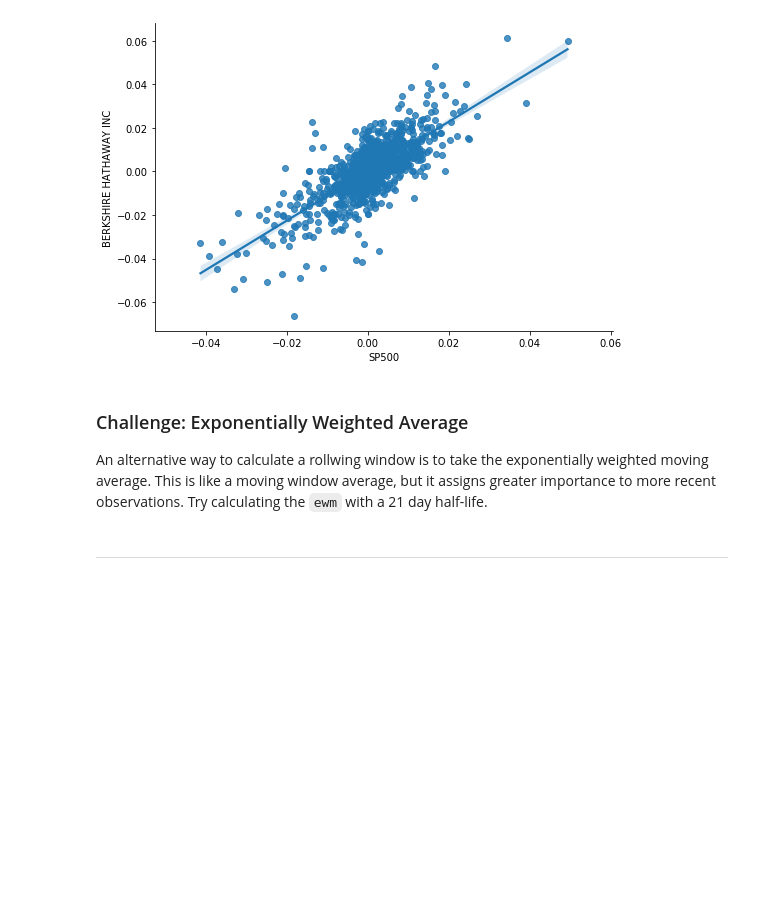
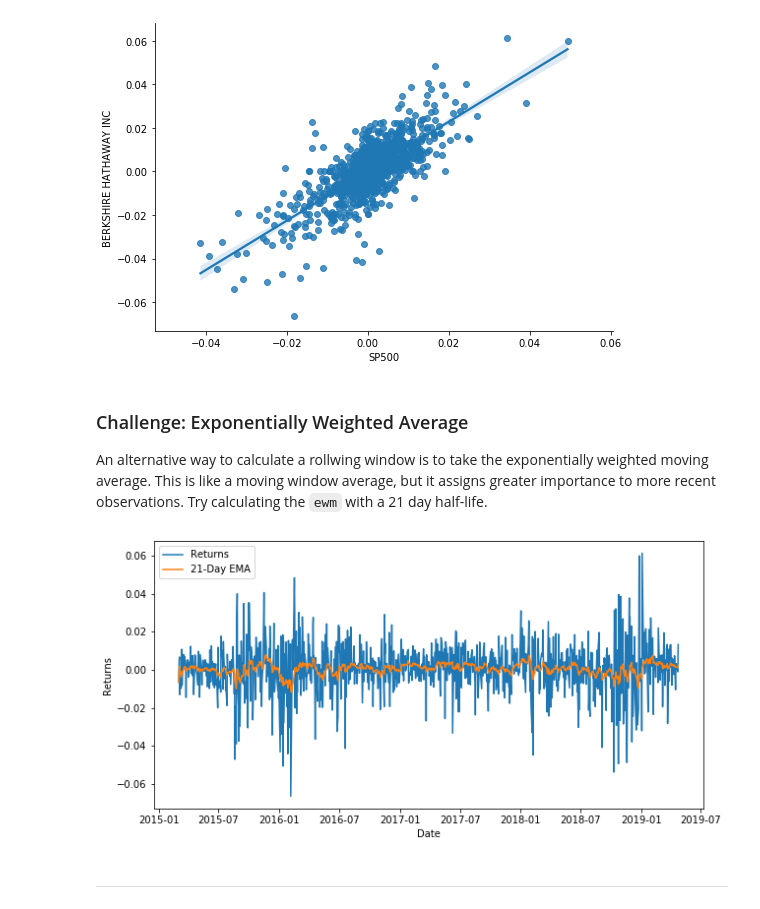
Before and after one commit to Antondiezt/pandas-homework, a Jupyter notebook: whale_analysis.ipynb, the cells around one changed output. Cells and saved outputs as stored; diff of their text form; code cells hidden in the pictures; blank space fills up the shorter version.

```diff
--- a/whale_analysis.ipynb
+++ b/whale_analysis.ipynb
@@ -378,3 +376,17 @@ An alternative way to calculate a rollwing window is to take the exponentially w
+# %%
+import numpy as np
+import matplotlib.pyplot as plt
+ema21 = joined_daily_returns['BERKSHIRE HATHAWAY INC'].ewm(span=21).mean()
+
+plt.figure(figsize = (10,5))
+plt.plot(joined_daily_returns['BERKSHIRE HATHAWAY INC'], label="Returns")
+plt.plot(ema21, label="21-Day EMA")
+plt.xlabel("Date")
+plt.ylabel("Returns")
+plt.legend()
+plt.show()
+# %% [output]
+[figure, added]
 # %% [markdown]
 ---
 # %% [markdown]
```
Also changed, not shown: parts of 1 cell of this notebook, 1 other file.
